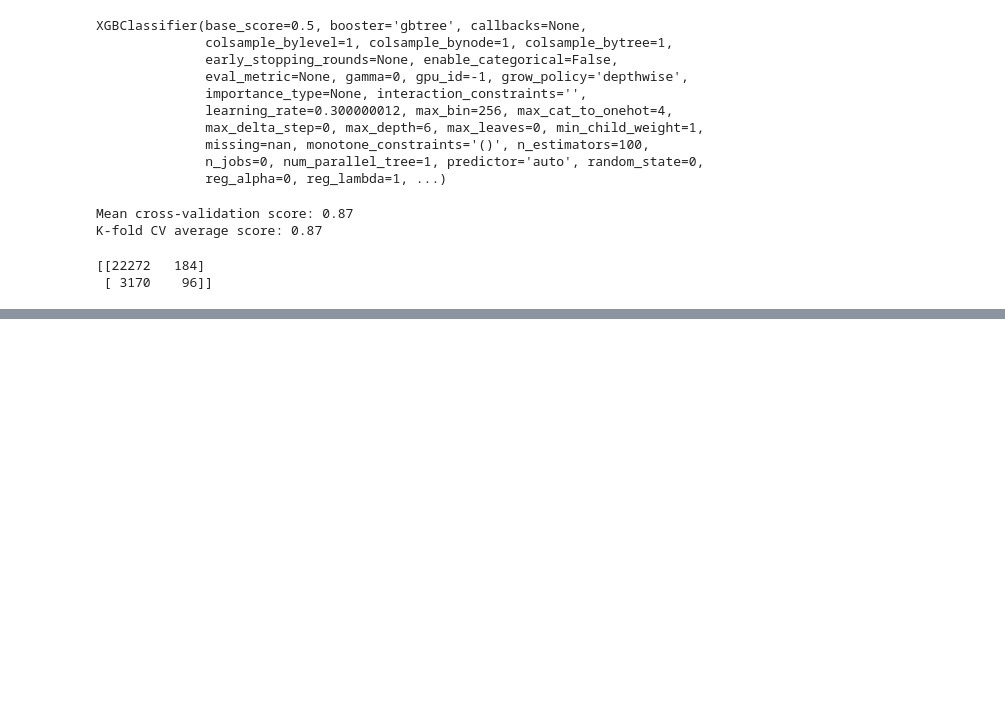
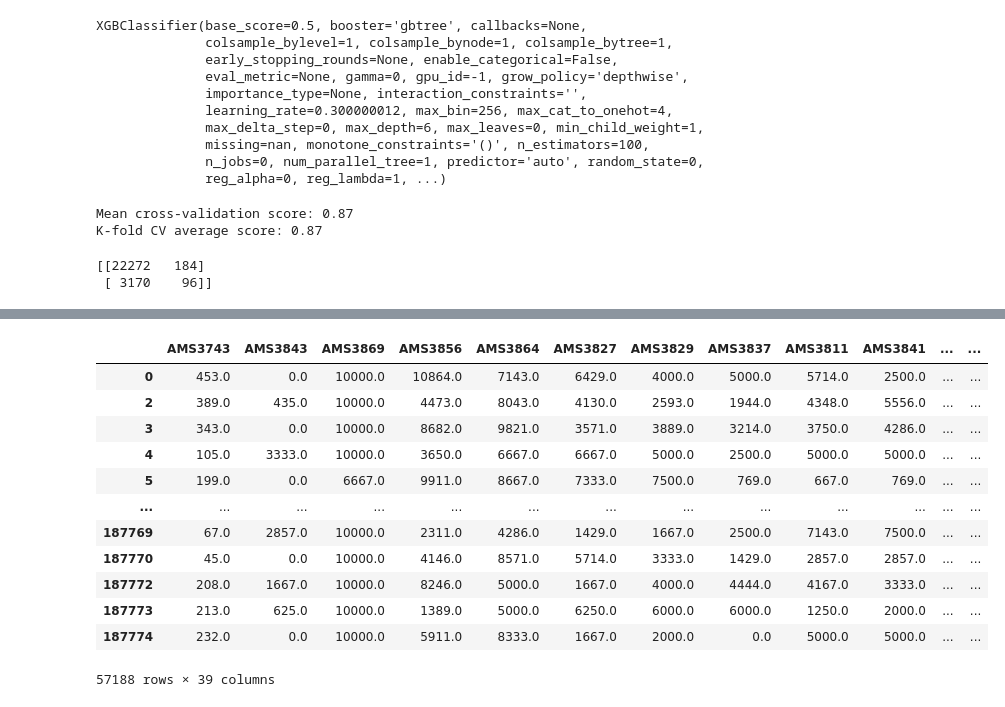
Before and after one commit to yuanzichen88/MADS-CAPSTONE, a Jupyter notebook: SIADS_699-Team_DoubleZ-Retail_CreditCard_Delinquency_Prediction.ipynb, the cells around one changed output, grey strips where cells are left out. Saved outputs shown, nothing was run; the diff lists cells and outputs as text; code cells hidden in the pictures; blank space fills up the shorter version.

```diff
--- a/SIADS_699-Team_DoubleZ-Retail_CreditCard_Delinquency_Prediction.ipynb
+++ b/SIADS_699-Team_DoubleZ-Retail_CreditCard_Delinquency_Prediction.ipynb
@@ -662,0 +737,16 @@ print(cm)
+# %%
+df_holdout_final
+# %% [output]
+|  | AMS3743 | AMS3843 | AMS3869 | AMS3856 | AMS3864 | AMS3827 | AMS3829 | AMS3837 | AMS3811 | AMS3841 | ... | ... |
+| 0 | 453.0 | 0.0 | 10000.0 | 10864.0 | 7143.0 | 6429.0 | 4000.0 | 5000.0 | 5714.0 | 2500.0 | ... | ... |
+| 2 | 389.0 | 435.0 | 10000.0 | 4473.0 | 8043.0 | 4130.0 | 2593.0 | 1944.0 | 4348.0 | 5556.0 | ... | ... |
+| 3 | 343.0 | 0.0 | 10000.0 | 8682.0 | 9821.0 | 3571.0 | 3889.0 | 3214.0 | 3750.0 | 4286.0 | ... | ... |
+| 4 | 105.0 | 3333.0 | 10000.0 | 3650.0 | 6667.0 | 6667.0 | 5000.0 | 2500.0 | 5000.0 | 5000.0 | ... | ... |
+| 5 | 199.0 | 0.0 | 6667.0 | 9911.0 | 8667.0 | 7333.0 | 7500.0 | 769.0 | 667.0 | 769.0 | ... | ... |
+| ... | ... | ... | ... | ... | ... | ... | ... | ... | ... | ... | ... | ... |
+| 187769 | 67.0 | 2857.0 | 10000.0 | 2311.0 | 4286.0 | 1429.0 | 1667.0 | 2500.0 | 7143.0 | 7500.0 | ... | ... |
+| 187770 | 45.0 | 0.0 | 10000.0 | 4146.0 | 8571.0 | 5714.0 | 3333.0 | 1429.0 | 2857.0 | 2857.0 | ... | ... |
+| 187772 | 208.0 | 1667.0 | 10000.0 | 8246.0 | 5000.0 | 1667.0 | 4000.0 | 4444.0 | 4167.0 | 3333.0 | ... | ... |
+| 187773 | 213.0 | 625.0 | 10000.0 | 1389.0 | 5000.0 | 6250.0 | 6000.0 | 6000.0 | 1250.0 | 2000.0 | ... | ... |
+| 187774 | 232.0 | 0.0 | 10000.0 | 5911.0 | 8333.0 | 1667.0 | 2000.0 | 0.0 | 5000.0 | 5000.0 | ... | ... |
+57188 rows × 39 columns
```
Also changed, not shown: parts of 9 cells of this notebook.
